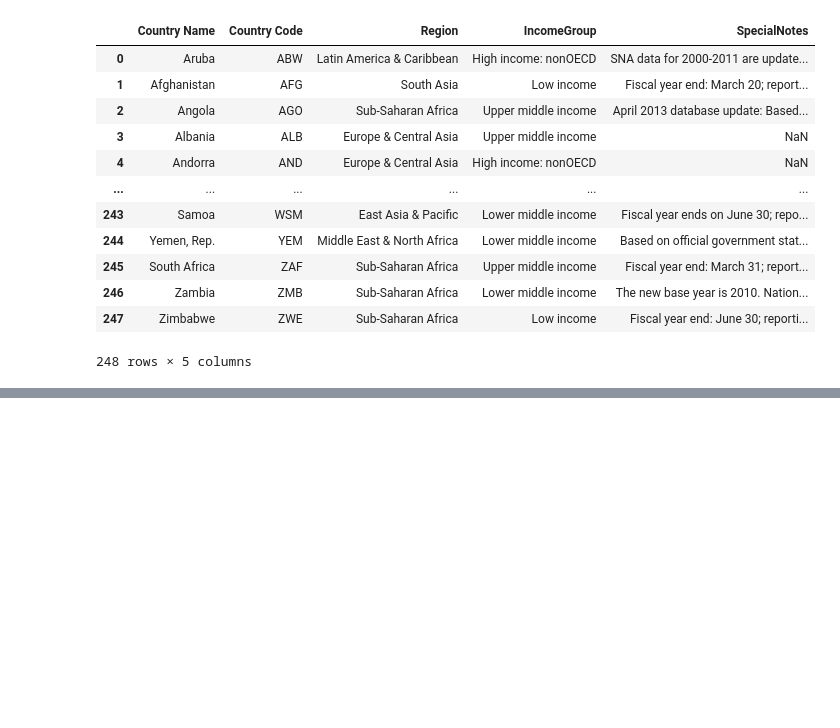
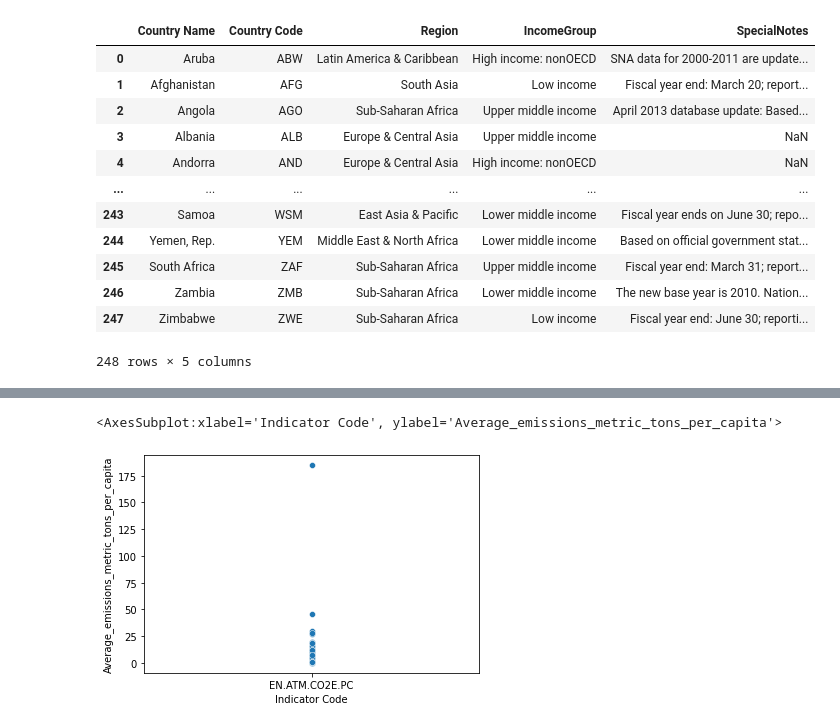
Before and after one commit to nacubogdan/UCDPA_Bogdan-Nacu, a Jupyter notebook: UCD_Project.ipynb, the cells around one changed output, grey strips where cells are left out. Drawn from its saved outputs; the diff is of its cells as text; code cells hidden in the pictures; blank space fills up the shorter version.

```diff
--- a/UCD_Project.ipynb
+++ b/UCD_Project.ipynb
@@ -381,0 +468,5 @@ Country_income.fillna(method='bfill', axis=1).fillna('No Data Available')
+# %%
+sns.scatterplot(x='Indicator Code',y='Average_emissions_metric_tons_per_capita', data=CO2_emissions)
+# %% [output]
+<AxesSubplot:xlabel='Indicator Code', ylabel='Average_emissions_metric_tons_per_capita'>
+[figure, added]
```
Also changed, not shown: parts of 123 cells of this notebook.
